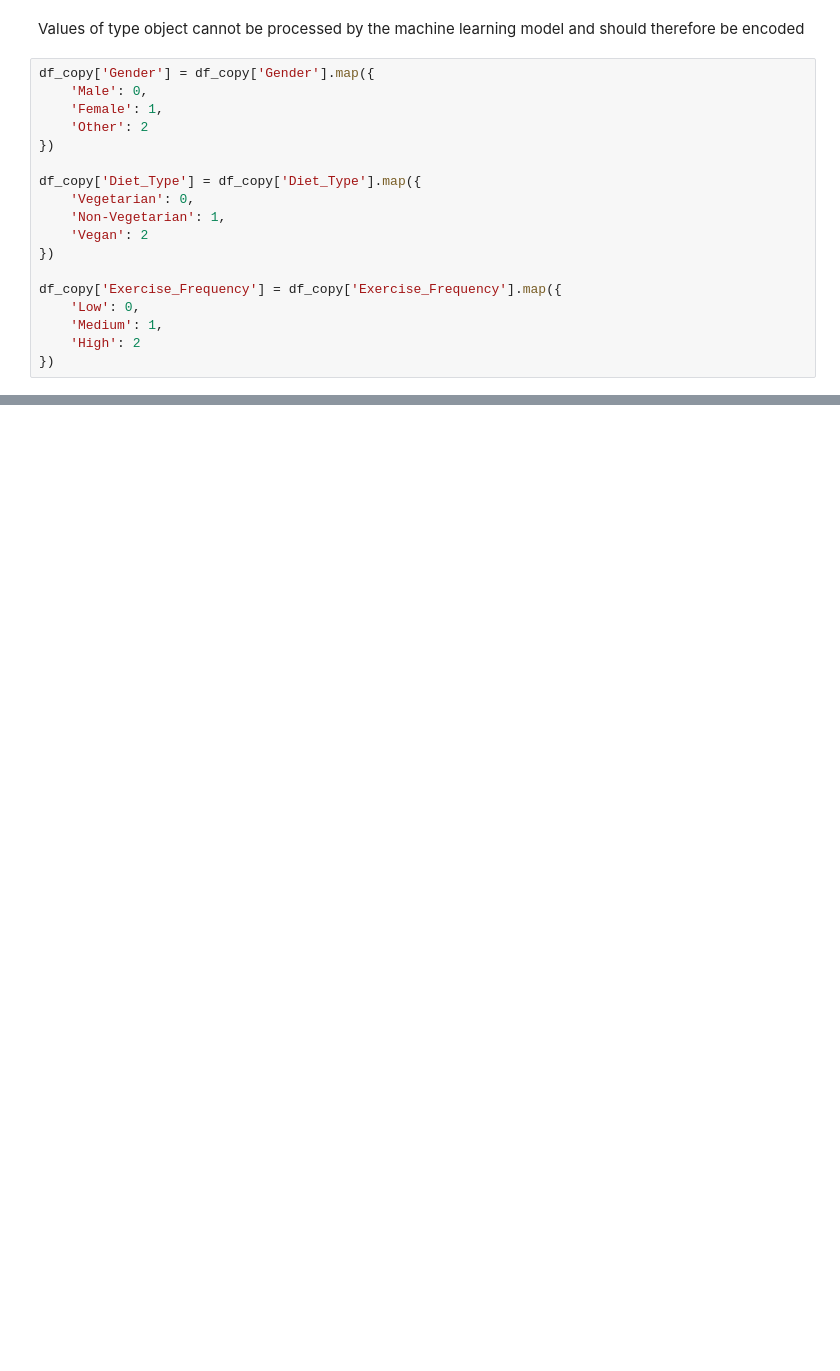
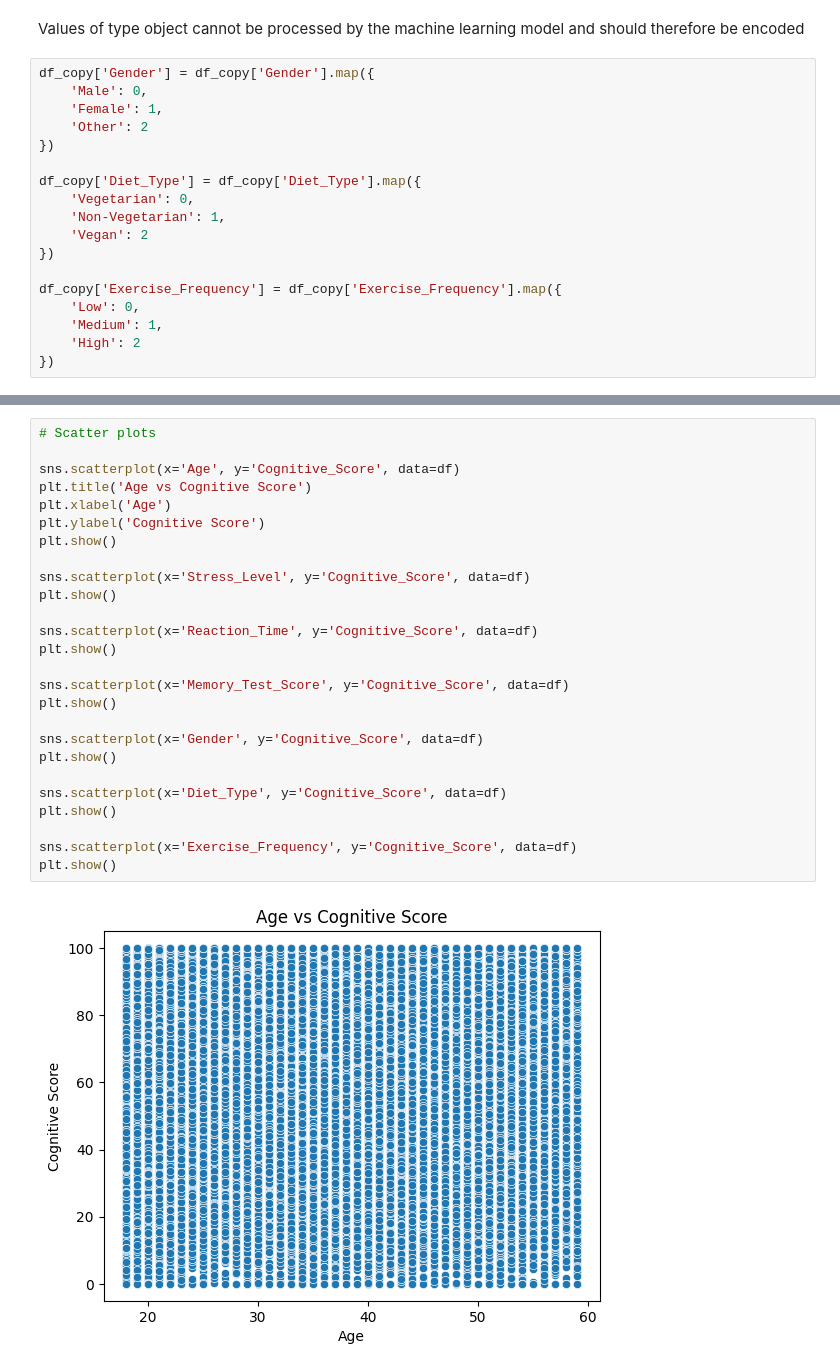
Before and after one commit to HebaTarekMahdi/Human-Cognitive-Performance-Analysis, a Jupyter notebook: demo.ipynb, the cells around one changed output, grey strips where cells are left out. Saved outputs shown, nothing was run; the diff lists cells and outputs as text; blank space fills up the shorter version.

```diff
--- a/demo.ipynb
+++ b/demo.ipynb
@@ -159,0 +188,28 @@ df_copy['Exercise_Frequency'] = df_copy['Exercise_Frequency'].map({
+# %%
+# Scatter plots
+
+sns.scatterplot(x='Age', y='Cognitive_Score', data=df)
+plt.title('Age vs Cognitive Score')
+plt.xlabel('Age')
+plt.ylabel('Cognitive Score')
+plt.show()
+
+sns.scatterplot(x='Stress_Level', y='Cognitive_Score', data=df)
+plt.show()
+
+sns.scatterplot(x='Reaction_Time', y='Cognitive_Score', data=df)
+plt.show()
+
+sns.scatterplot(x='Memory_Test_Score', y='Cognitive_Score', data=df)
+plt.show()
+
+sns.scatterplot(x='Gender', y='Cognitive_Score', data=df)
+plt.show()
+
+sns.scatterplot(x='Diet_Type', y='Cognitive_Score', data=df)
+plt.show()
+
+sns.scatterplot(x='Exercise_Frequency', y='Cognitive_Score', data=df)
+plt.show()
+# %% [output]
+[figure, added]
```
Also changed, not shown: parts of 15 cells of this notebook.
